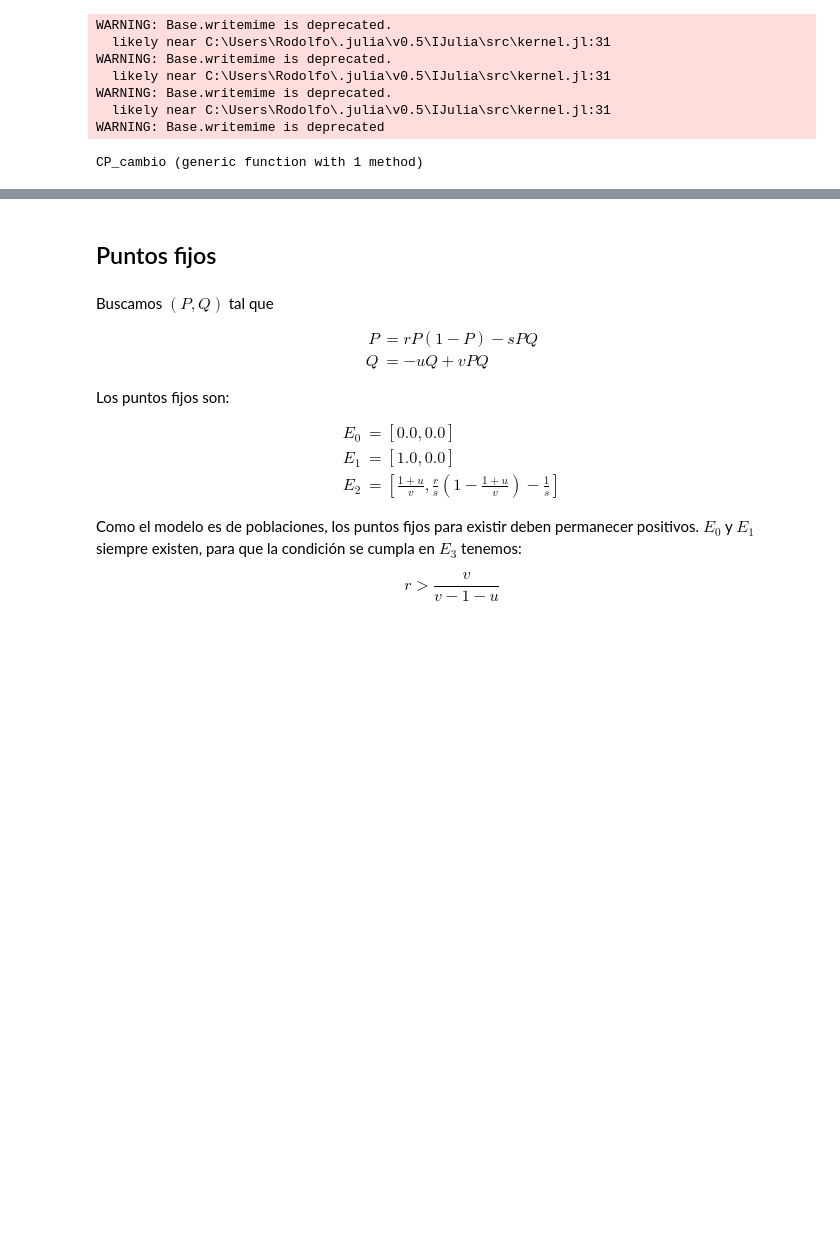
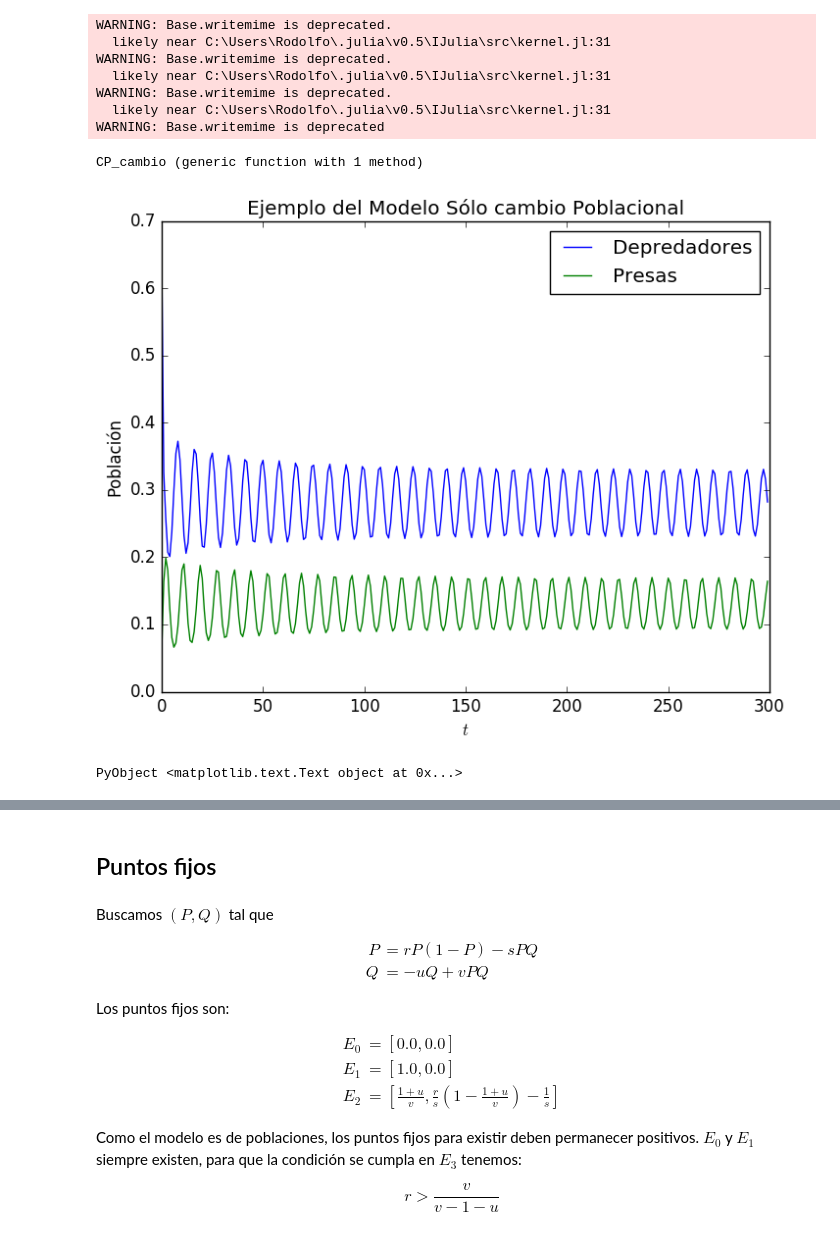
Before and after one commit to rodoart/ProyectoFinalBenet, a Jupyter notebook: Proyecto Depredador-Presa.ipynb, the cells around one changed output, grey strips where cells are left out. Cells and saved outputs as stored; diff of their text form; code cells hidden in the pictures; blank space fills up the shorter version.

```diff
--- a/Proyecto Depredador-Presa.ipynb
+++ b/Proyecto Depredador-Presa.ipynb
@@ -195,3 +195,20 @@ WARNING: Base.writemime is deprecated.
   likely near C:\Users\Rodolfo\.julia\v0.5\IJulia\src\kernel.jl:31
 WARNING: Base.writemime is deprecated
 CP_cambio (generic function with 1 method)
+# %%
+r,s,u,v = 2.02,3.5,0.25,4.5
+
+const2 = [r,s,u,v]
+X0 = [0.641,0.062]
+
+Ps2,Qs2 = mapeo2D_lista(CP_cambio,X0,const2,300)
+
+plot(Ps2,label="Depredadores")
+plot(Qs2,label="Presas")
+xlabel(L"t")
+ylabel("Población")
+legend()
+title("Ejemplo del Modelo Sólo cambio Poblacional")
+# %% [output]
+[figure, added]
+PyObject <matplotlib.text.Text object at 0x...>
```
Also changed, not shown: parts of 8 cells of this notebook.
